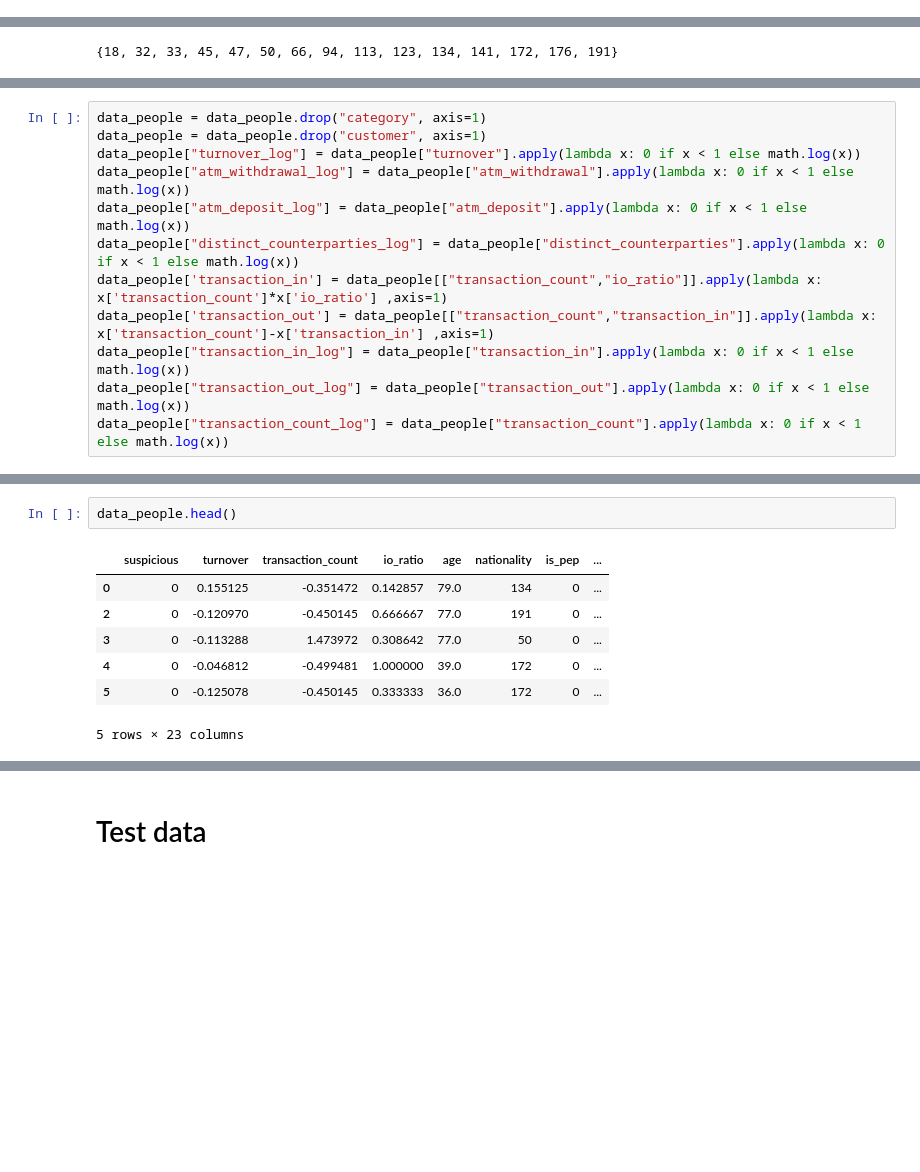
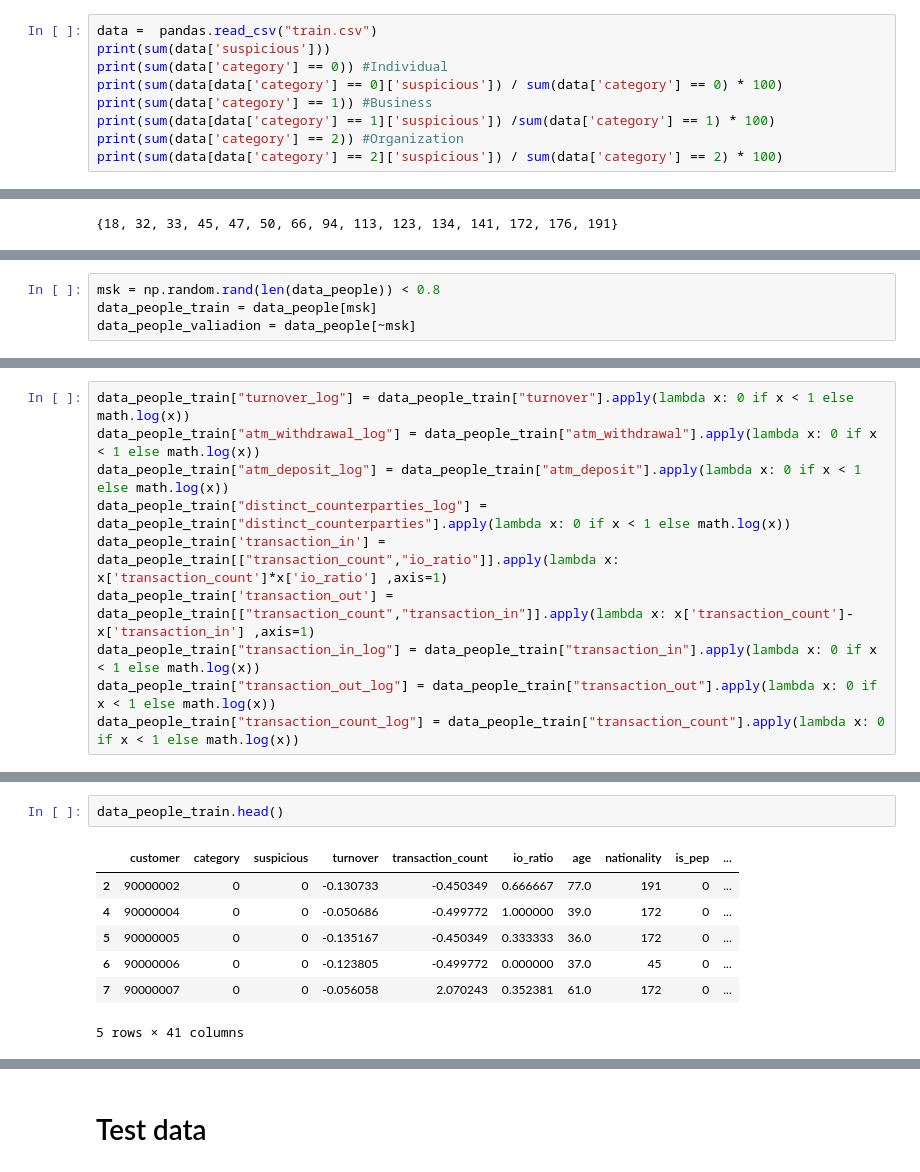
Before and after one commit to nathanquinteiro/fraud_detection_model_CS, a Jupyter notebook: Data_tansformation.ipynb, the cells around one changed output, grey strips where cells are left out. Saved outputs shown, nothing was run; the diff lists cells and outputs as text; blank space fills up the shorter version.

```diff
--- a/Data_tansformation.ipynb
+++ b/Data_tansformation.ipynb
@@ -46,0 +10,9 @@ sum(data[data['category'] == 2]['suspicious']) / sum(data['category'] == 2) * 10
+# %%
+data =  pandas.read_csv("train.csv")
+print(sum(data['suspicious']))
+print(sum(data['category'] == 0)) #Individual
+print(sum(data[data['category'] == 0]['suspicious']) / sum(data['category'] == 0) * 100)
+print(sum(data['category'] == 1)) #Business
+print(sum(data[data['category'] == 1]['suspicious']) /sum(data['category'] == 1) * 100)
+print(sum(data['category'] == 2)) #Organization
+print(sum(data[data['category'] == 2]['suspicious']) / sum(data['category'] == 2) * 100)
@@ -126,0 +97,4 @@ plt.show()
+# %%
+msk = np.random.rand(len(data_people)) < 0.8
+data_people_train = data_people[msk]
+data_people_valiadion = data_people[~msk]
@@ -127,12 +111,10 @@ plt.show()
 # %%
-data_people = data_people.drop("category", axis=1)
-data_people = data_people.drop("customer", axis=1)
-data_people["turnover_log"] = data_people["turnover"].apply(lambda x: 0 if x < 1 else math.log(x))
-data_people["atm_withdrawal_log"] = data_people["atm_withdrawal"].apply(lambda x: 0 if x < 1 else math.log(x))
-data_people["atm_deposit_log"] = data_people["atm_deposit"].apply(lambda x: 0 if x < 1 else math.log(x))
-data_people["distinct_counterparties_log"] = data_people["distinct_counterparties"].apply(lambda x: 0 if x < 1 else math.log(x))
-data_people['transaction_in'] = data_people[["transaction_count","io_ratio"]].apply(lambda x: x['transaction_count']*x['io_ratio'] ,axis=1)
-data_people['transaction_out'] = data_people[["transaction_count","transaction_in"]].apply(lambda x: x['transaction_count']-x['transaction_in'] ,axis=1)
-data_people["transaction_in_log"] = data_people["transaction_in"].apply(lambda x: 0 if x < 1 else math.log(x))
-data_people["transaction_out_log"] = data_people["transaction_out"].apply(lambda x: 0 if x < 1 else math.log(x))
-data_people["transaction_count_log"] = data_people["transaction_count"].apply(lambda x: 0 if x < 1 else math.log(x))
+data_people_train["turnover_log"] = data_people_train["turnover"].apply(lambda x: 0 if x < 1 else math.log(x))
+data_people_train["atm_withdrawal_log"] = data_people_train["atm_withdrawal"].apply(lambda x: 0 if x < 1 else math.log(x))
+data_people_train["atm_deposit_log"] = data_people_train["atm_deposit"].apply(lambda x: 0 if x < 1 else math.log(x))
+data_people_train["distinct_counterparties_log"] = data_people_train["distinct_counterparties"].apply(lambda x: 0 if x < 1 else math.log(x))
+data_people_train['transaction_in'] = data_people_train[["transaction_count","io_ratio"]].apply(lambda x: x['transaction_count']*x['io_ratio'] ,axis=1)
+data_people_train['transaction_out'] = data_people_train[["transaction_count","transaction_in"]].apply(lambda x: x['transaction_count']-x['transaction_in'] ,axis=1)
+data_people_train["transaction_in_log"] = data_people_train["transaction_in"].apply(lambda x: 0 if x < 1 else math.log(x))
+data_people_train["transaction_out_log"] = data_people_train["transaction_out"].apply(lambda x: 0 if x < 1 else math.log(x))
+data_people_train["transaction_count_log"] = data_people_train["transaction_count"].apply(lambda x: 0 if x < 1 else math.log(x))
@@ -161,11 +162,11 @@ for col in [ 'turnover_log', 'atm_withdrawal_log',
 # %%
-data_people.head()
+data_people_train.head()
 # %% [output]
-|  | suspicious | turnover | transaction_count | io_ratio | age | nationality | is_pep | ... |
-| 0 | 0 | 0.155125 | -0.351472 | 0.142857 | 79.0 | 134 | 0 | ... |
-| 2 | 0 | -0.120970 | -0.450145 | 0.666667 | 77.0 | 191 | 0 | ... |
-| 3 | 0 | -0.113288 | 1.473972 | 0.308642 | 77.0 | 50 | 0 | ... |
-| 4 | 0 | -0.046812 | -0.499481 | 1.000000 | 39.0 | 172 | 0 | ... |
-| 5 | 0 | -0.125078 | -0.450145 | 0.333333 | 36.0 | 172 | 0 | ... |
+|  | customer | category | suspicious | turnover | transaction_count | io_ratio | age | nationality | is_pep | ... |
+| 2 | 90000002 | 0 | 0 | -0.130733 | -0.450349 | 0.666667 | 77.0 | 191 | 0 | ... |
+| 4 | 90000004 | 0 | 0 | -0.050686 | -0.499772 | 1.000000 | 39.0 | 172 | 0 | ... |
+| 5 | 90000005 | 0 | 0 | -0.135167 | -0.450349 | 0.333333 | 36.0 | 172 | 0 | ... |
+| 6 | 90000006 | 0 | 0 | -0.123805 | -0.499772 | 0.000000 | 37.0 | 45 | 0 | ... |
+| 7 | 90000007 | 0 | 0 | -0.056058 | 2.070243 | 0.352381 | 61.0 | 172 | 0 | ... |
-5 rows × 23 columns
+5 rows × 41 columns
 # %%
```
Also changed, not shown: parts of 56 cells of this notebook, 1 other file.
